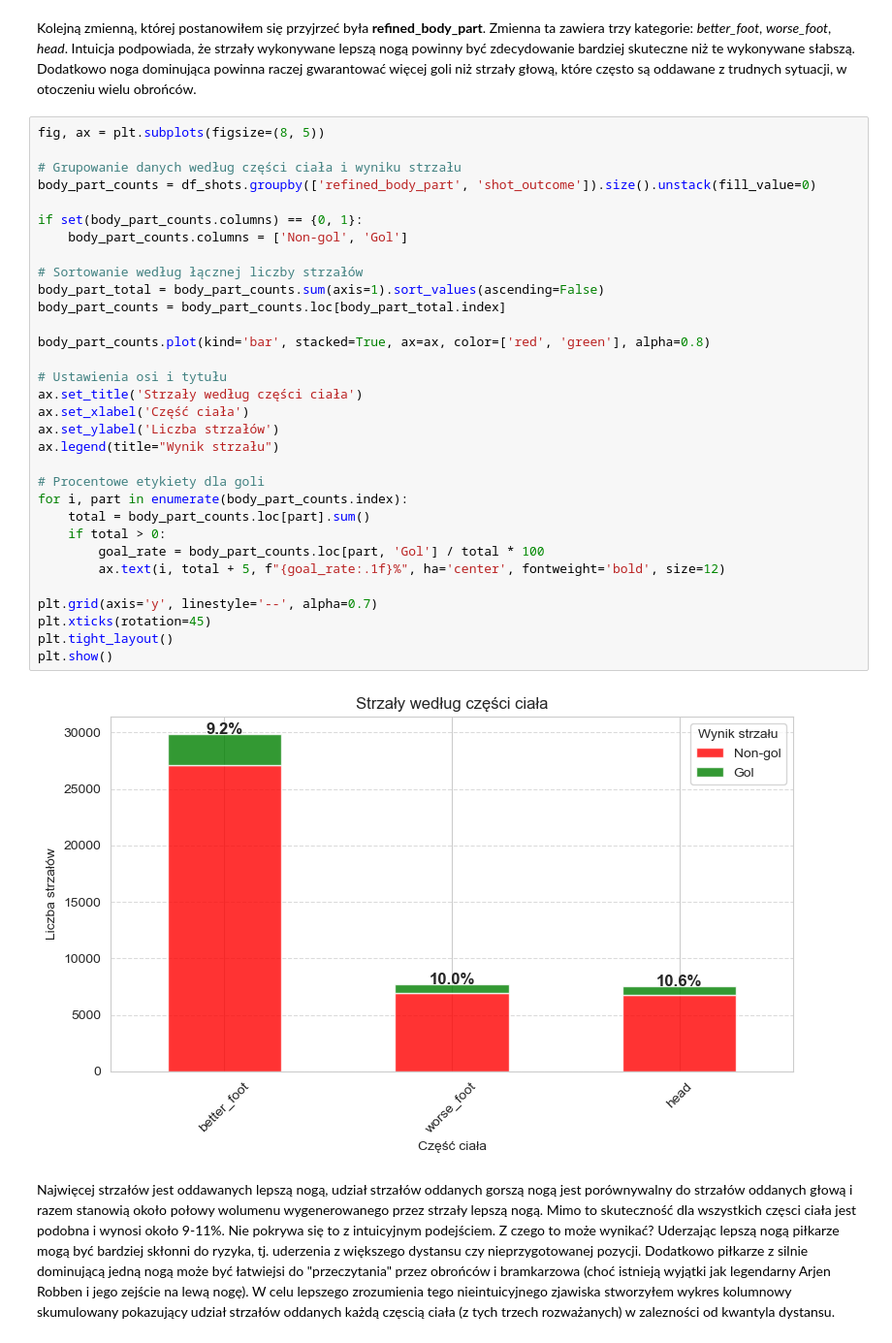
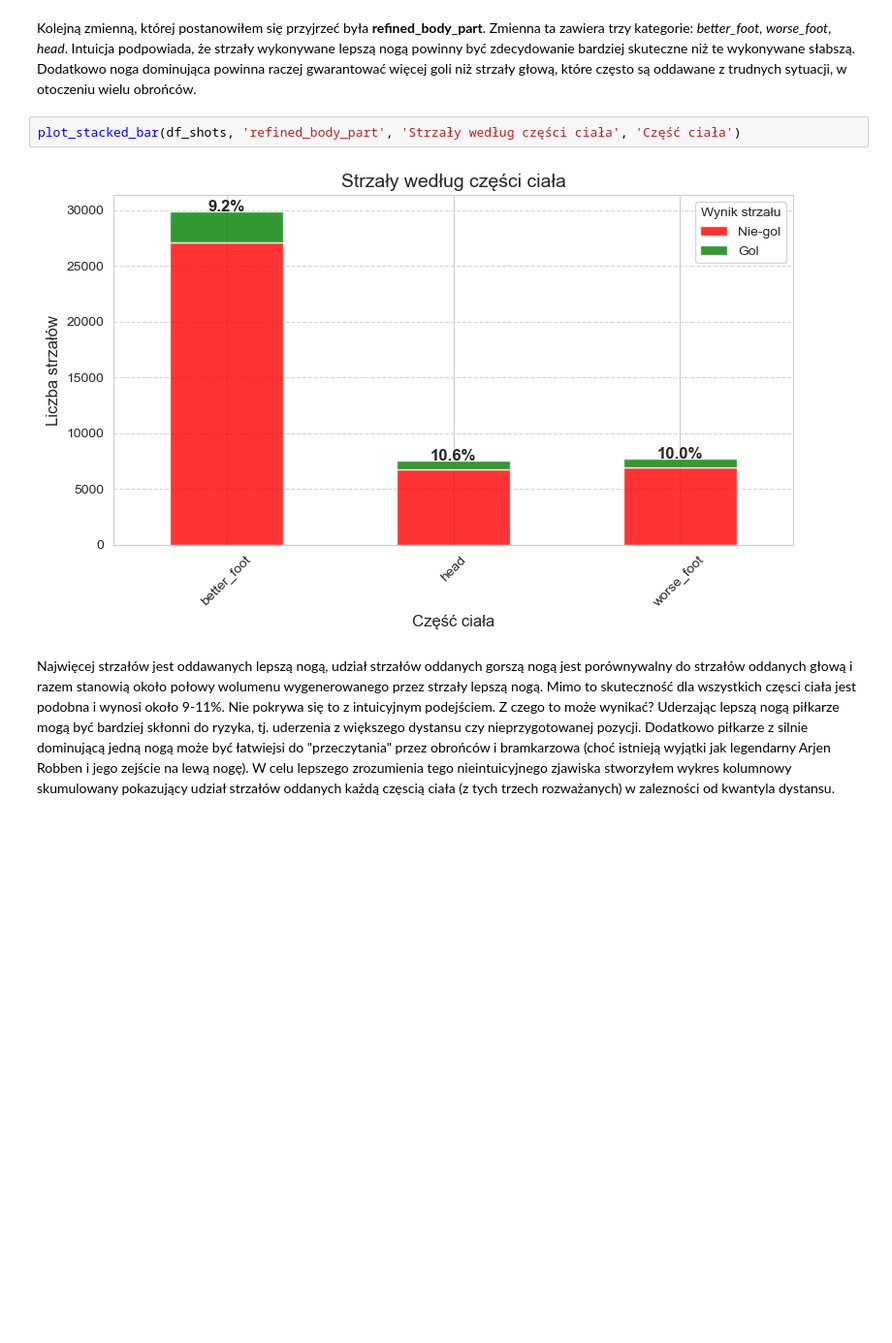
Before and after one commit to bsobkowicz1096/Football-xG-Predictor, a Jupyter notebook: xG_predictor.ipynb, the cells around one changed output. Shown at 97% size. Saved outputs shown, nothing was run; the diff lists cells and outputs as text; blank space fills up the shorter version.

```diff
--- a/xG_predictor.ipynb
+++ b/xG_predictor.ipynb
@@ -659,39 +397,9 @@ Ta analiza pokazuje, że dla modelu xG kluczową zmienną może być obecność
 ### Analiza skuteczności strzału w zależności od części ciała *(refined_body_part)*
 # %% [markdown]
 Kolejną zmienną, której postanowiłem się przyjrzeć była **refined_body_part**. Zmienna ta zawiera trzy kategorie: *better_foot*, *worse_foot*, *head*. Intuicja podpowiada, że strzały wykonywane lepszą nogą powinny być zdecydowanie bardziej skuteczne niż te wykonywane słabszą. Dodatkowo noga dominująca powinna raczej gwarantować więcej goli niż strzały głową, które często są oddawane z trudnych sytuacji, w otoczeniu wielu obrońców.
-# %%
-fig, ax = plt.subplots(figsize=(8, 5))
-
-# Grupowanie danych według części ciała i wyniku strzału
-body_part_counts = df_shots.groupby(['refined_body_part', 'shot_outcome']).size().unstack(fill_value=0)
-
-if set(body_part_counts.columns) == {0, 1}:
-    body_part_counts.columns = ['Non-gol', 'Gol']
-
-# Sortowanie według łącznej liczby strzałów
-body_part_total = body_part_counts.sum(axis=1).sort_values(ascending=False)
-body_part_counts = body_part_counts.loc[body_part_total.index]
-
-body_part_counts.plot(kind='bar', stacked=True, ax=ax, color=['red', 'green'], alpha=0.8)
-
-# Ustawienia osi i tytułu
-ax.set_title('Strzały według części ciała')
-ax.set_xlabel('Część ciała')
-ax.set_ylabel('Liczba strzałów')
-ax.legend(title="Wynik strzału")
-
-# Procentowe etykiety dla goli
-for i, part in enumerate(body_part_counts.index):
-    total = body_part_counts.loc[part].sum()
-    if total > 0:
-        goal_rate = body_part_counts.loc[part, 'Gol'] / total * 100
-        ax.text(i, total + 5, f"{goal_rate:.1f}%", ha='center', fontweight='bold', size=12)
-
-plt.grid(axis='y', linestyle='--', alpha=0.7)
-plt.xticks(rotation=45)
-plt.tight_layout()
-plt.show()
-# %% [output]
-[figure, removed]
+# %%
+plot_stacked_bar(df_shots, 'refined_body_part', 'Strzały według części ciała', 'Część ciała')
+# %% [output]
+[figure, added]
 # %% [markdown]
 Najwięcej strzałów jest oddawanych lepszą nogą, udział strzałów oddanych gorszą nogą jest porównywalny do strzałów oddanych głową i razem stanowią około połowy wolumenu wygenerowanego przez strzały lepszą nogą. Mimo to skuteczność dla wszystkich częsci ciała jest podobna i wynosi około 9-11%. Nie pokrywa się to z intuicyjnym podejściem. Z czego to może wynikać? Uderzając lepszą nogą piłkarze mogą być bardziej skłonni do ryzyka, tj. uderzenia z większego dystansu czy nieprzygotowanej pozycji. Dodatkowo piłkarze z silnie dominującą jedną nogą może być łatwiejsi do "przeczytania" przez obrońców i bramkarzowa (choć istnieją wyjątki jak legendarny Arjen Robben i jego zejście na lewą nogę). W celu lepszego zrozumienia tego nieintuicyjnego zjawiska stworzyłem wykres kolumnowy skumulowany pokazujący udział strzałów oddanych każdą częscią ciała (z tych trzech rozważanych) w zalezności od kwantyla dystansu.
```
Also changed, not shown: parts of 58 cells of this notebook, 11 other files.
